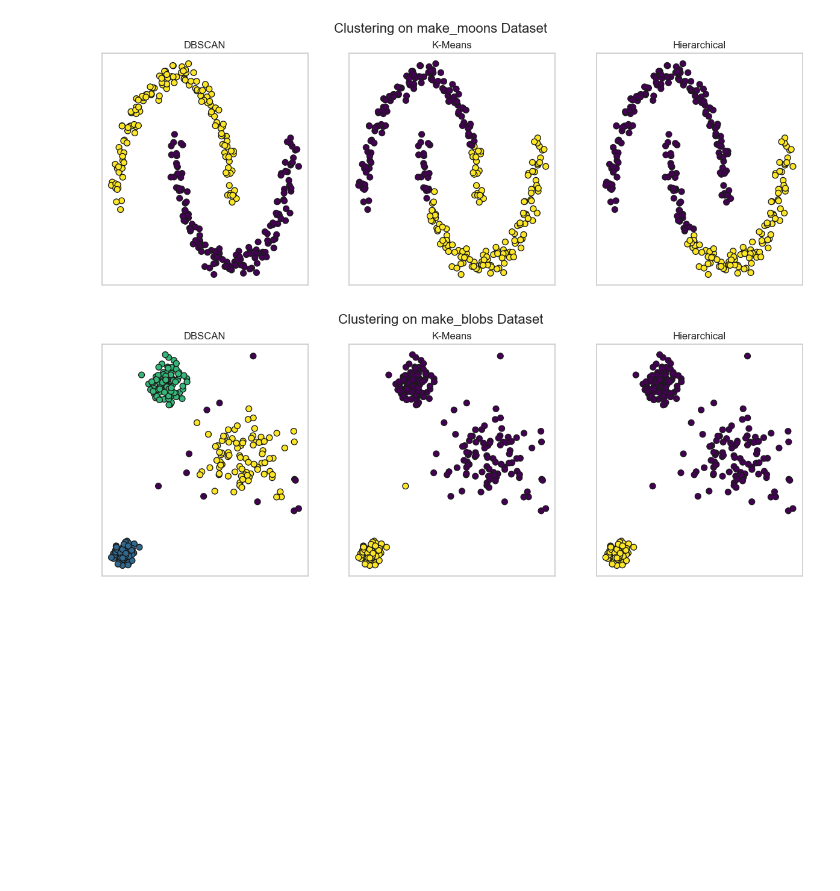
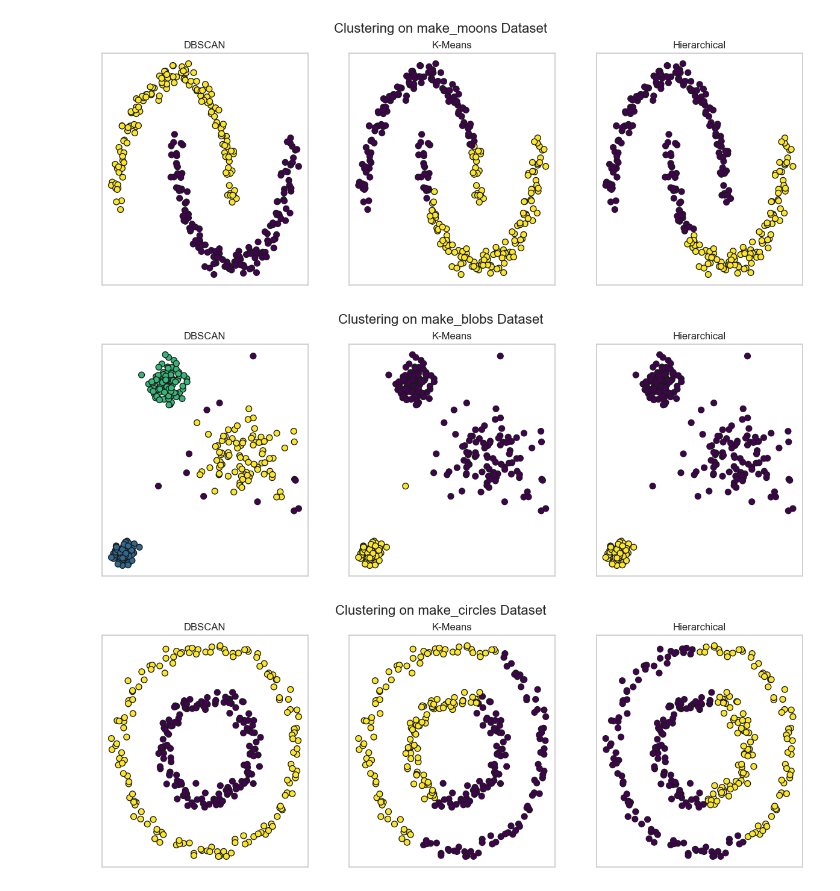
Before and after one commit to aleksandra-maciruta/BINF5507, a Jupyter notebook: Assignment_3/Scripts/main.ipynb, the cells around one changed output. Drawn from its saved outputs; the diff is of its cells as text; code cells hidden in the pictures; blank space fills up the shorter version.

Commit message:
3/3 datasets

```diff
--- a/Assignment_3/Scripts/main.ipynb
+++ b/Assignment_3/Scripts/main.ipynb
@@ -12,36 +12,40 @@ sns.set(style="whitegrid")
 # Generate datasets
 X_moons, _ = make_moons(n_samples=300, noise=0.05, random_state=42)
 X_blobs, _ = make_blobs(n_samples=300, centers=3, cluster_std=[1.0, 2.5, 0.5], random_state=42)
+X_circles, _ = make_circles(n_samples=300, factor=0.5, noise=0.05)
 
 
 # Standardize datasets
 X_moons = StandardScaler().fit_transform(X_moons)
 X_blobs = StandardScaler().fit_transform(X_blobs)
+X_circles = StandardScaler().fit_transform(X_circles)
 
 # Define clustering algorithms
 clustering_algorithms = {
     "DBSCAN": DBSCAN(eps=0.3, min_samples=5),
     "K-Means": KMeans(n_clusters=2, random_state=42),
     "Hierarchical": AgglomerativeClustering(n_clusters=2)
 }
 
 # Function to plot results
 def plot_clusters(X, title, clustering_algorithms):
     fig, axes = plt.subplots(1, 3, figsize=(15, 5))
     fig.suptitle(title, fontsize=16)
 
     for ax, (name, algorithm) in zip(axes, clustering_algorithms.items()):
         labels = algorithm.fit_predict(X)
         ax.scatter(X[:, 0], X[:, 1], c=labels, cmap="viridis", edgecolor="k", s=50)
         ax.set_title(name)
         ax.set_xticks([])
         ax.set_yticks([])
 
     plt.show()
 
 # Plot clustering results
 plot_clusters(X_moons, "Clustering on make_moons Dataset", clustering_algorithms)
 plot_clusters(X_blobs, "Clustering on make_blobs Dataset", clustering_algorithms)
+plot_clusters(X_circles, "Clustering on make_circles Dataset", clustering_algorithms)
 # %% [output]
 [figure]
 [figure]
+[figure, added]
```
